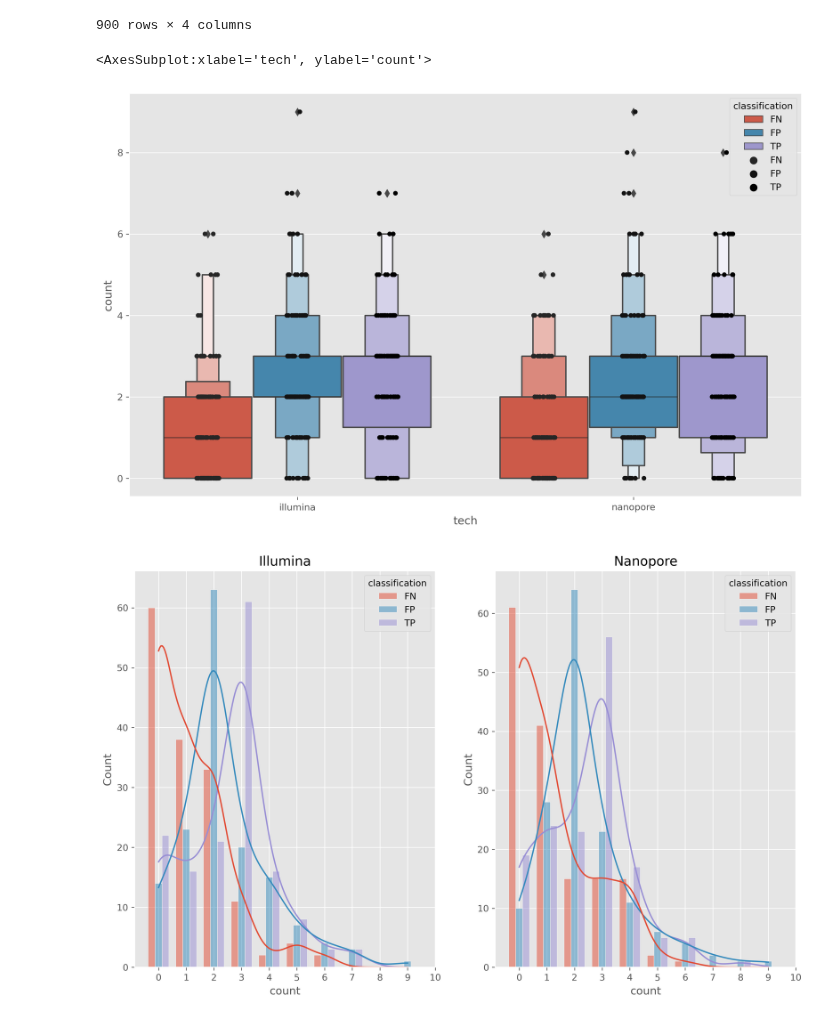
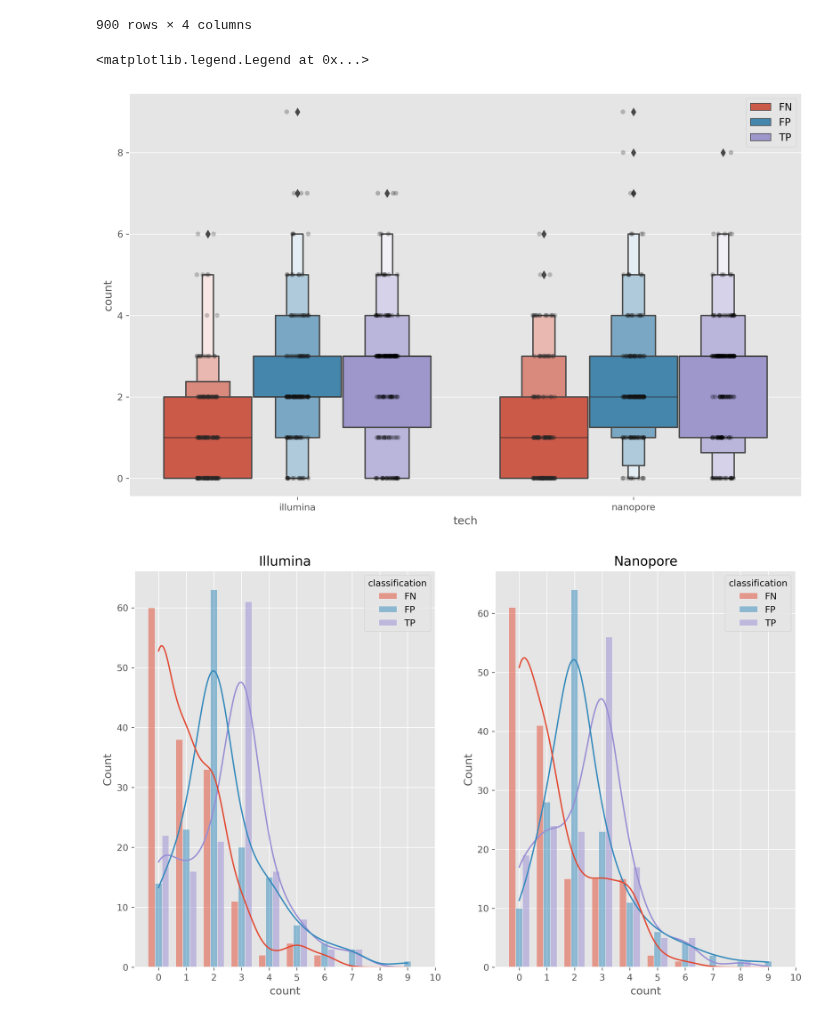
Before and after one commit to mbhall88/head_to_head_pipeline, a Jupyter notebook: analysis/resistance_prediction/workflow/notebooks/novel_variant_analysis.ipynb, the cells around one changed output. Saved outputs shown, nothing was run; the diff lists cells and outputs as text; code cells hidden in the pictures.

```diff
--- a/analysis/resistance_prediction/workflow/notebooks/novel_variant_analysis.ipynb
+++ b/analysis/resistance_prediction/workflow/notebooks/novel_variant_analysis.ipynb
@@ -58,7 +58,7 @@ df
 | 299 | mada_1-48 | nanopore | 0.0 | 0.333333 | 4 | 2 | 2 | 0.250000 |
 300 rows × 8 columns
 # %%
-counts = df.drop(columns=["recall", "precision"]).melt(id_vars=["sample", "tech"], var_name="classification", value_name="count")
+counts = df.drop(columns=["recall", "precision", "CSI"]).melt(id_vars=["sample", "tech"], var_name="classification", value_name="count")
 counts
 # %% [output]
 |  | sample | tech | classification | count |
@@ -77,13 +77,16 @@ counts
 # %%
 fig, ax = plt.subplots(figsize=FIGSIZE, dpi=DPI)
 x = "tech"
 y = "count"
 hue = "classification"
 sns.boxenplot(data=counts, x=x, y=y, hue=hue, )
-sns.stripplot(data=counts, x=x, y=y, hue=hue, dodge=True, jitter=True, color="black")
+sns.stripplot(data=counts, x=x, y=y, hue=hue, dodge=True, jitter=True, color="black", alpha=0.25)
+
+leghandles, leglabels = ax.get_legend_handles_labels()
+ax.legend(leghandles[:-3], leglabels[:-3], loc="best", prop={"size": 11})
 # %% [output]
-<AxesSubplot:xlabel='tech', ylabel='count'>
+<matplotlib.legend.Legend at 0x...>
-[figure, old version]
+[figure, new version]
 # %%
 fig, axes = plt.subplots(ncols=2, figsize=FIGSIZE, dpi=DPI)
 for ax, tech in zip(axes.flatten(), ["illumina", "nanopore"]):
```
Also changed, not shown: parts of 6 cells of this notebook, 1 other file.
